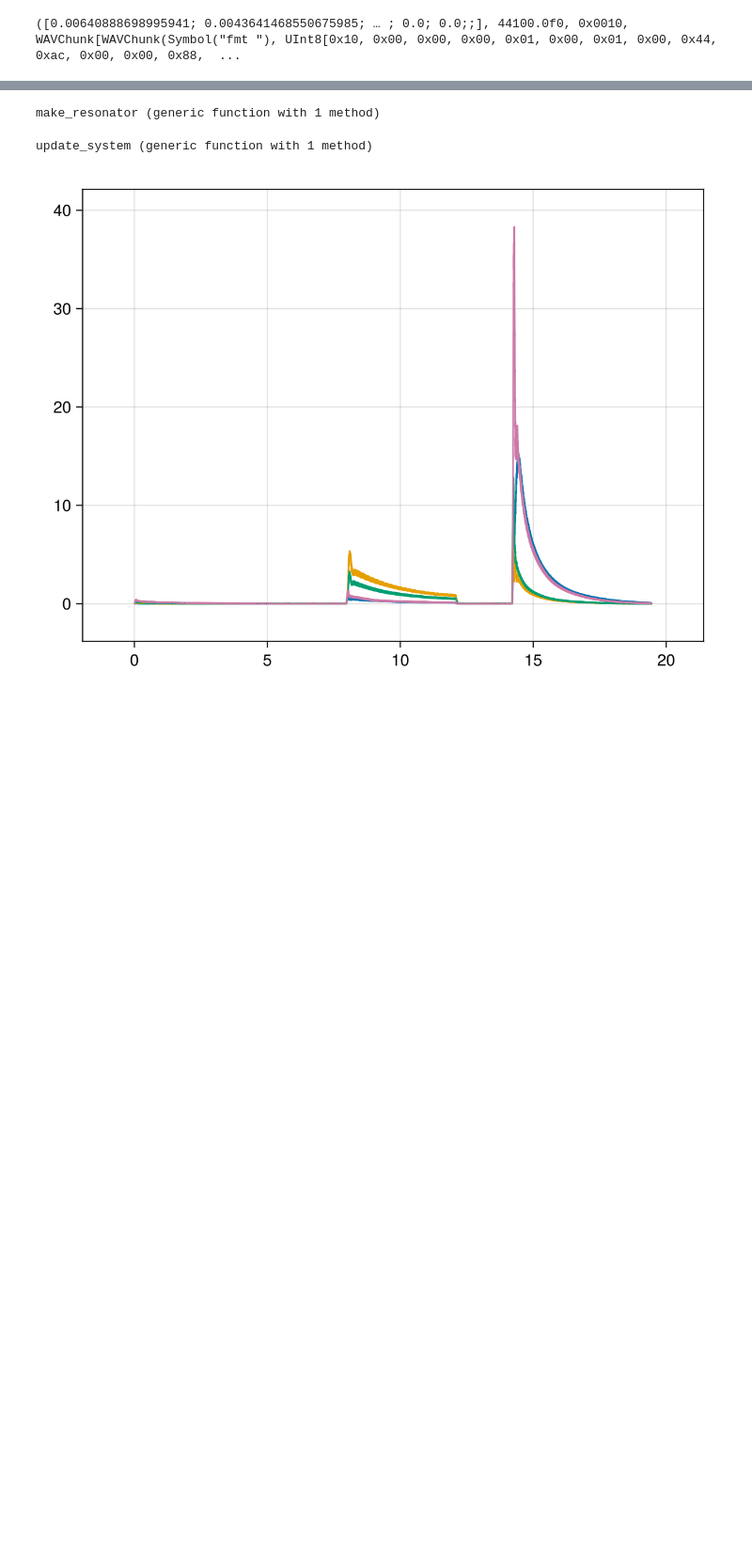
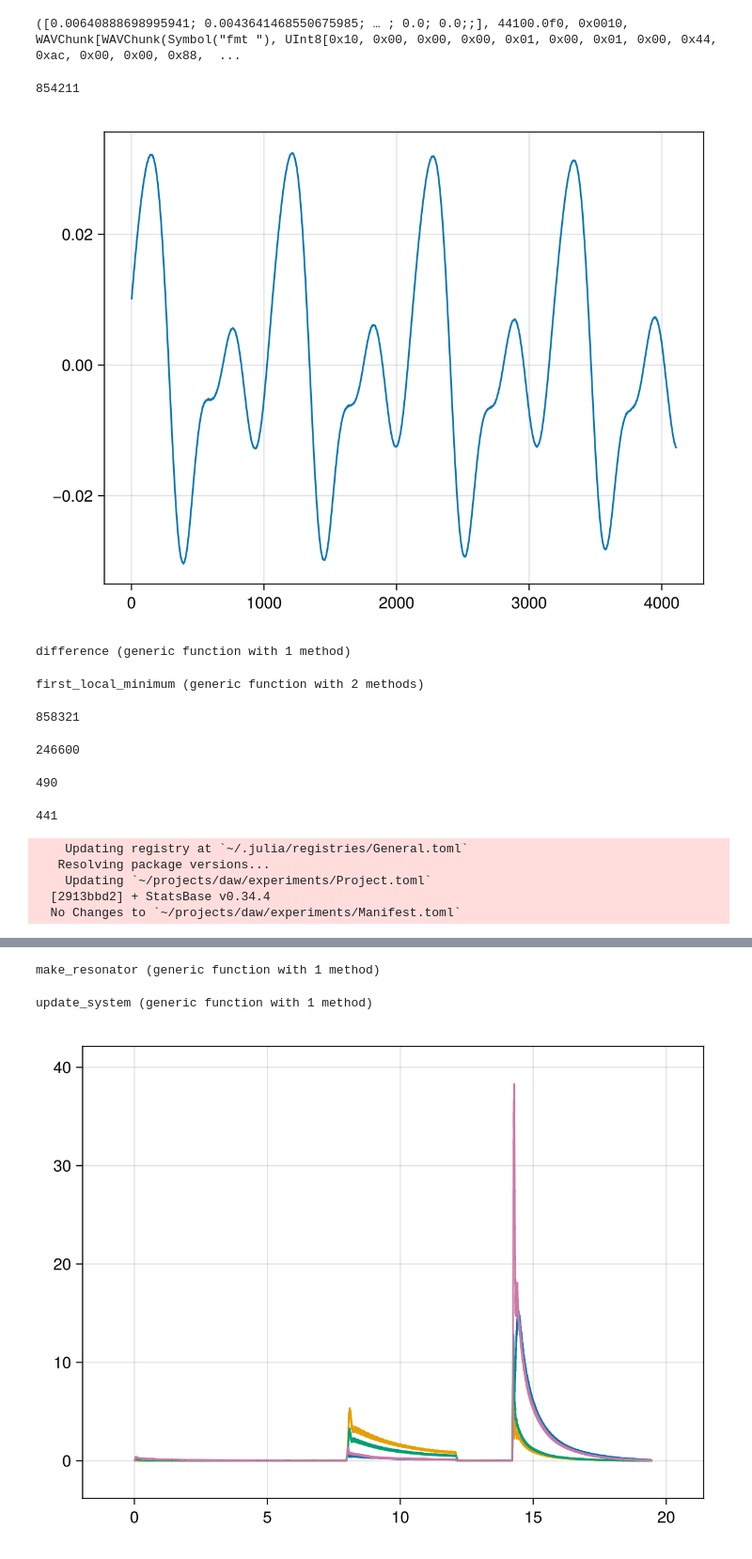
Before and after one commit to darwindarak/bass-tuna, a Jupyter notebook: experiments/Tuning - Resonators.ipynb, the cells around one changed output, grey strips where cells are left out. Shown at 94% size. Drawn from its saved outputs; the diff is of its cells as text; code cells hidden in the pictures; blank space fills up the shorter version.

```diff
--- a/experiments/Tuning - Resonators.ipynb
+++ b/experiments/Tuning - Resonators.ipynb
@@ -6,3 +6,52 @@ using DSP
 y, Fs, nbits, opts  = wavread("/Users/darwin/Downloads/Unknown-3.wav")
 # %% [output]
 ([0.00640888698995941; 0.0043641468550675985; … ; 0.0; 0.0;;], 44100.0f0, 0x0010, WAVChunk[WAVChunk(Symbol("fmt "), UInt8[0x10, 0x00, 0x00, 0x00, 0x01, 0x00, 0x01, 0x00, 0x44, 0xac, 0x00, 0x00, 0x88,  ...
+# %%
+length(y)-4110
+# %% [output]
+854211
+# %%
+lines(y[end-2*4110:end-1*4110])
+# %% [output]
+[figure, added]
+# %%
+function difference(x::AbstractArray, τ)
+    d = zero(eltype(x))
+    N = length(x)
+    for j in 1:N-τ
+        d += (x[j] - x[j+τ])^2
+    end
+    return d
+end
+# %% [output]
+difference (generic function with 1 method)
+# %%
+function first_local_minimum(x, min_threshold = 1.0)
+    for i in 2:length(x)-1
+
+        if x[i-1] > x[i] && x[i] < x[i+1]
+            if x[i] < min_threshold
+                return (i, x[i])
+            end
+        end
+    end
+    return nothing
+end
+# %% [output]
+first_local_minimum (generic function with 2 methods)
+# %%
+length(y)
+# %% [output]
+858321
+# %%
+60*4110
+# %% [output]
+246600
+# %%
+floor(Int, Fs/90)
+# %% [output]
+490
+# %%
+floor(Int, Fs/100)
+# %% [output]
+441
@@ -8,0 +60,8 @@ y, Fs, nbits, opts  = wavread("/Users/darwin/Downloads/Unknown-3.wav")
+# %%
+]add StatsBase
+# %% [output]
+    Updating registry at `~/.julia/registries/General.toml`
+   Resolving package versions...
+    Updating `~/projects/daw/experiments/Project.toml`
+  [2913bbd2] + StatsBase v0.34.4
+  No Changes to `~/projects/daw/experiments/Manifest.toml`
```
Also changed, not shown: parts of 14 cells of this notebook, 6 other files.
